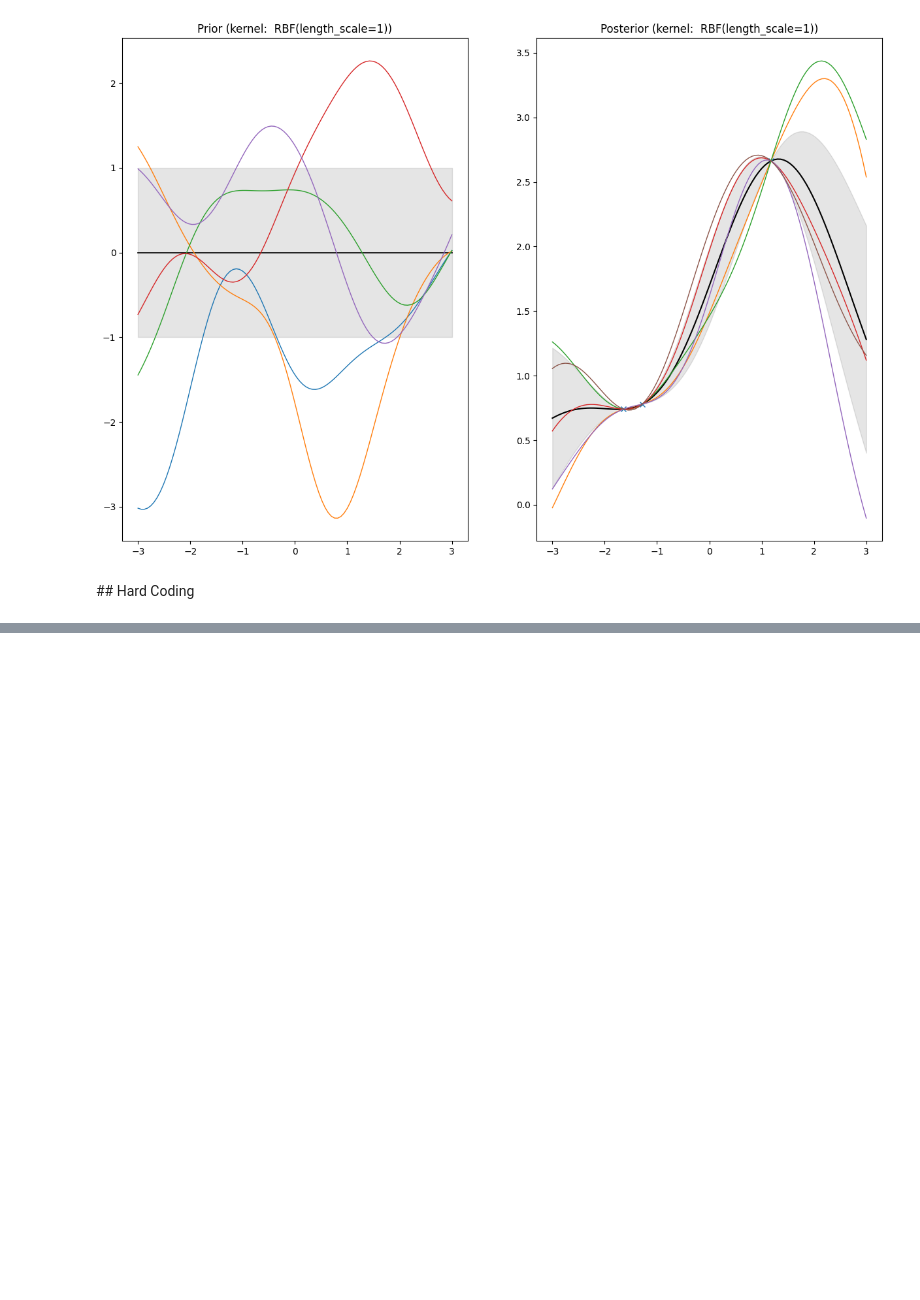
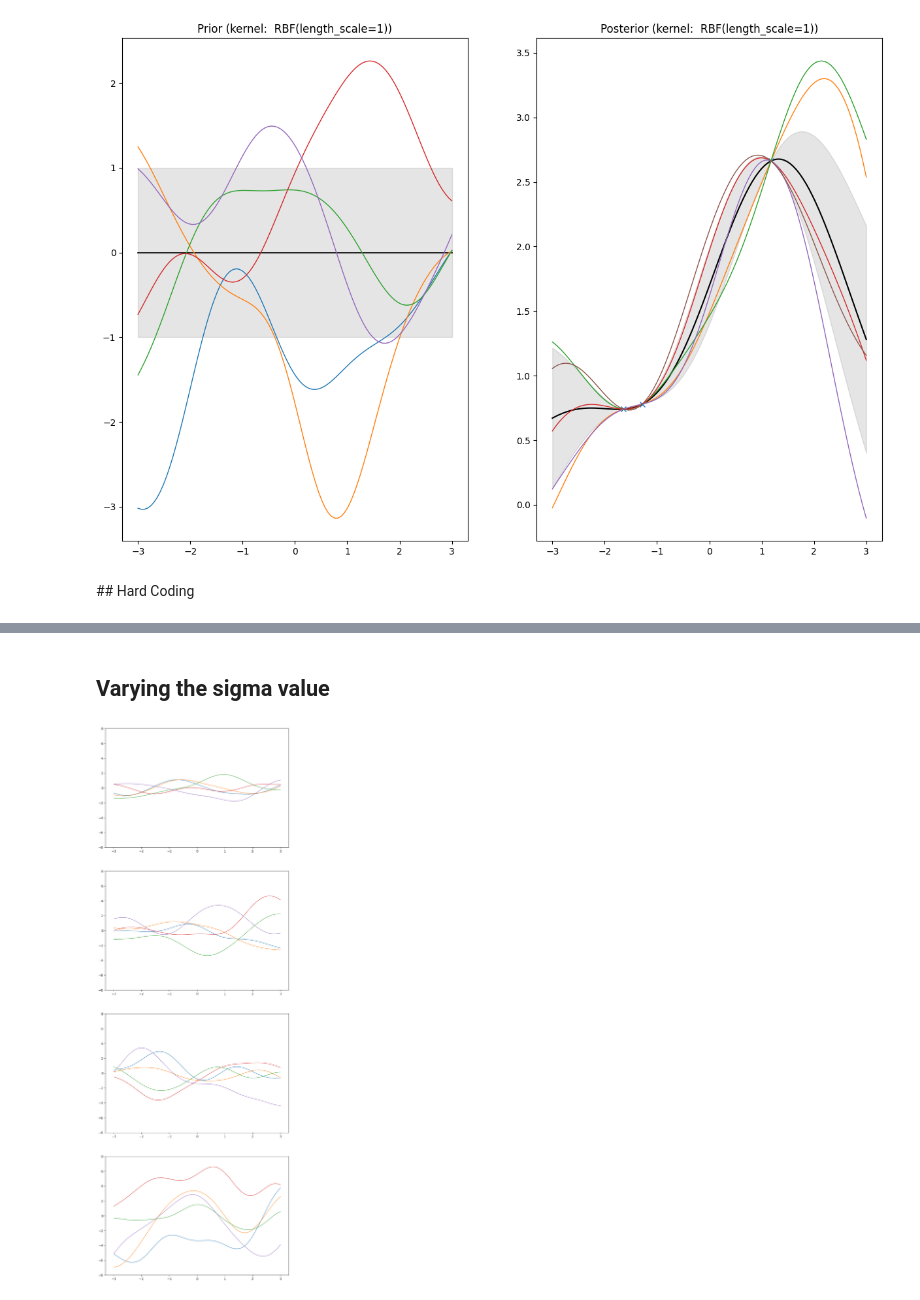
Before and after one commit to imogensole/GP_for_machine_learning, a Jupyter notebook: GP_code_imi.ipynb, the cells around one changed output, grey strips where cells are left out. Cells and saved outputs as stored; diff of their text form; code cells hidden in the pictures; blank space fills up the shorter version.

Commit message:
Varying hyperparameters

```diff
--- a/GP_code_imi.ipynb
+++ b/GP_code_imi.ipynb
@@ -156,0 +175,22 @@ Text(0.5, 1.0, 'Prior (kernel:  RBF(length_scale=1))')
+# %% [markdown]
+## Varying the sigma value
+# %%
+# Create a vector of x values
+x = np.linspace(-3, 3, 100)
+
+sigmas = [1, 2, 3, 10]
+
+# Create the axis for the plot
+fig, ax = plt.subplots(nrows=4, ncols=1, figsize=(10,30))
+
+for i in range(4):
+    # Generate the covariance matrix
+    cov_matrix = apply_kernel(x, sigma = sigmas[i-1])
+
+    # Plots 5 sampled functions
+    for j in range(5):
+        y = np.random.multivariate_normal(mean = np.zeros(100), cov=cov_matrix)
+        ax[i-1].plot(x, y, lw=1)
+        ax[i-1].set_ylim(-8, 8)
+# %% [output]
+[figure, added]
```
Also changed, not shown: parts of 4 cells of this notebook.
